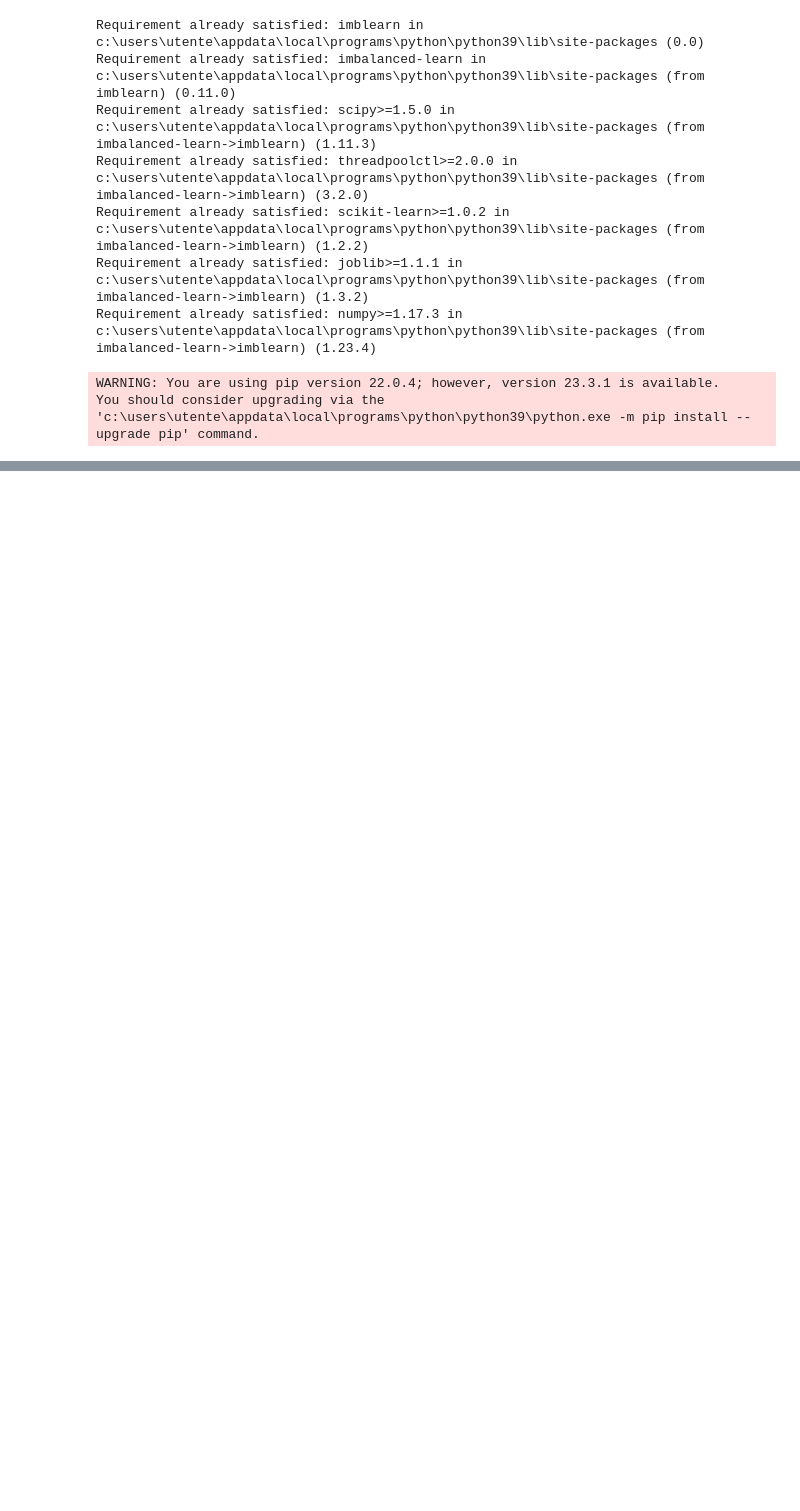
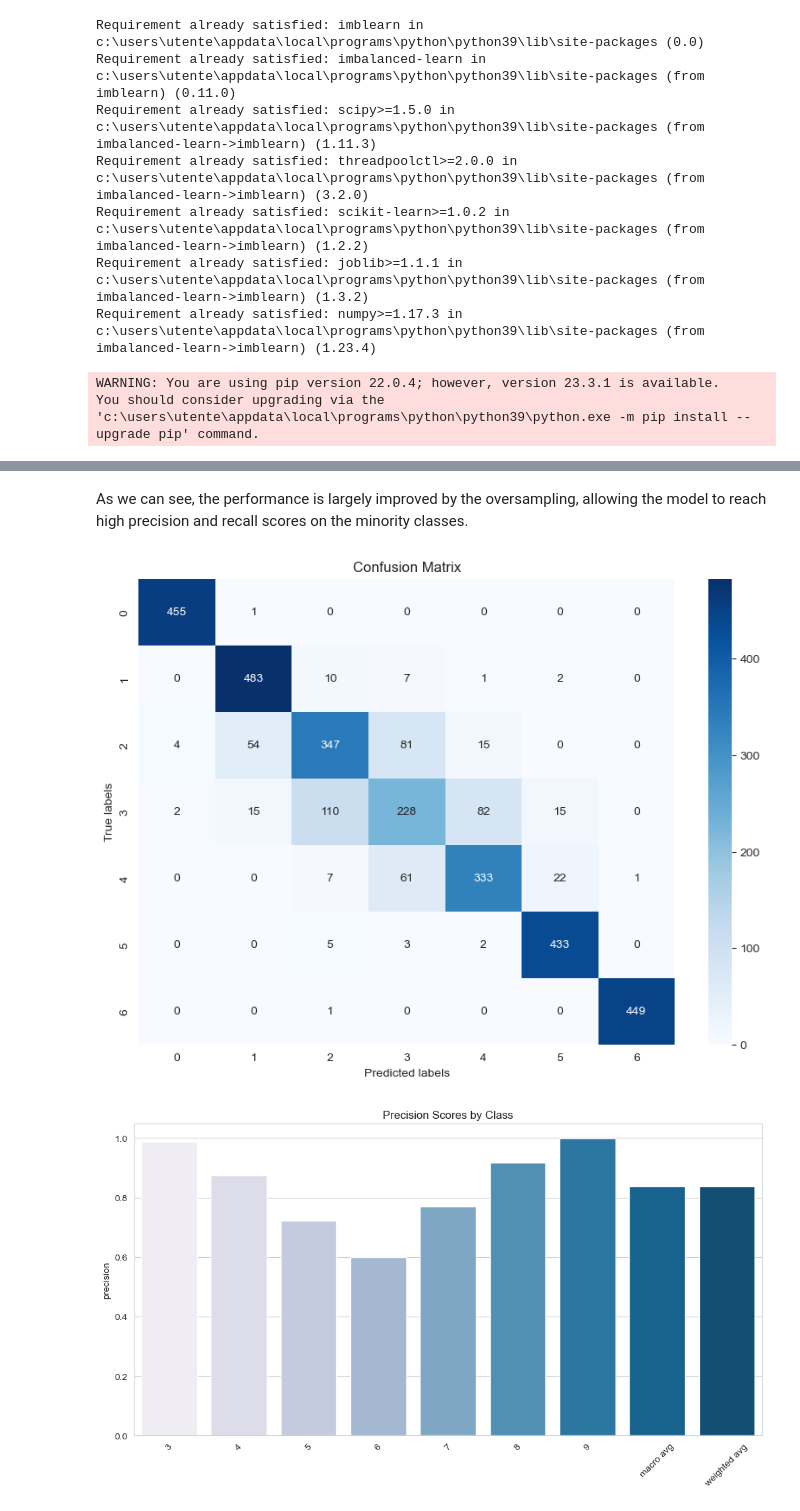
Before and after one commit to jimdowling/ID2223-Scalable-Machine-Learning-and-Deep-Learning, a Jupyter notebook: Lab1/Task2 - Wine Dataset/wine-training-pipeline_classification.ipynb, the cells around one changed output, grey strips where cells are left out. Saved outputs shown, nothing was run; the diff lists cells and outputs as text; code cells hidden in the pictures; blank space fills up the shorter version.

```diff
--- a/Lab1/Task2 - Wine Dataset/wine-training-pipeline_classification.ipynb
+++ b/Lab1/Task2 - Wine Dataset/wine-training-pipeline_classification.ipynb
@@ -213,0 +210,10 @@ We can train and visualize the outcomes of a logistic regression approach. As we
+# %%
+from imblearn.over_sampling import ADASYN
+
+adasyn = ADASYN(n_neighbors = 2)
+y = pd.concat([y_train, y_test], axis=0, ignore_index=True)
+X = pd.concat([X_train, X_test], axis=0, ignore_index=True)
+# Applying ADASYN to generate the new dataset
+X_adasyn, y_adasyn = adasyn.fit_resample(X, y)
+
+X_train_adasyn, X_test_adasyn, y_train_adasyn, y_test_adasyn = train_test_split(X_adasyn, y_adasyn, test_size=0.2, random_state=42)
@@ -213,0 +237,10 @@ We can train and visualize the outcomes of a logistic regression approach. As we
+# %%
+brf_classifier = RandomForestClassifier(class_weight='balanced', random_state=42,n_estimators=300, max_depth=None, min_samples_leaf=1, min_samples_split=2)
+brf_classifier.fit(X_train_adasyn, y_train_adasyn)
+
+y_pred_brf = brf_classifier.predict(X_test_adasyn)
+
+accuracy_brf = accuracy_score(y_test_adasyn, y_pred_brf)
+classification_rep_brf = classification_report(y_test_adasyn, y_pred_brf)
+
+(accuracy_brf, classification_rep_brf)
@@ -213,0 +251,36 @@ We can train and visualize the outcomes of a logistic regression approach. As we
+# %% [markdown]
+As we can see, the performance is largely improved by the oversampling, allowing the model to reach high precision and recall scores on the minority classes.
+# %%
+conf_mat = confusion_matrix(y_test_adasyn, y_pred_brf)
+plt.figure(figsize=(10, 7))
+sns.heatmap(conf_mat, annot=True, fmt='g', cmap='Blues')
+plt.xlabel('Predicted labels')
+plt.ylabel('True labels')
+plt.title('Confusion Matrix')
+plt.show()
+
+report = classification_report(y_test_adasyn, y_pred_brf, output_dict=True)
+report_df = pd.DataFrame(report).transpose()
+
+report_df.drop(['accuracy'], inplace=True)
+report_df['support'] = report_df['support'].apply(int)
+
+# Plotting Precision, Recall, and F1-Score
+plt.figure(figsize=(12, 6))
+sns.barplot(data=report_df, x=report_df.index, y='precision', palette='PuBu')
+plt.title('Precision Scores by Class')
+plt.xticks(rotation=45)
+plt.show()
+plt.figure(figsize=(12, 6))
+sns.barplot(data=report_df, x=report_df.index, y='recall', palette='GnBu')
+plt.title('Recall Scores by Class')
+plt.xticks(rotation=45)
+plt.show()
+plt.figure(figsize=(12, 6))
+sns.barplot(data=report_df, x=report_df.index, y='f1-score', palette='ocean')
+plt.title('F1 Scores by Class')
+plt.xticks(rotation=45)
+plt.show()
+# %% [output]
+[figure, added]
+[figure, added]
```
Also changed, not shown: parts of 30 cells of this notebook, 2 other files.
